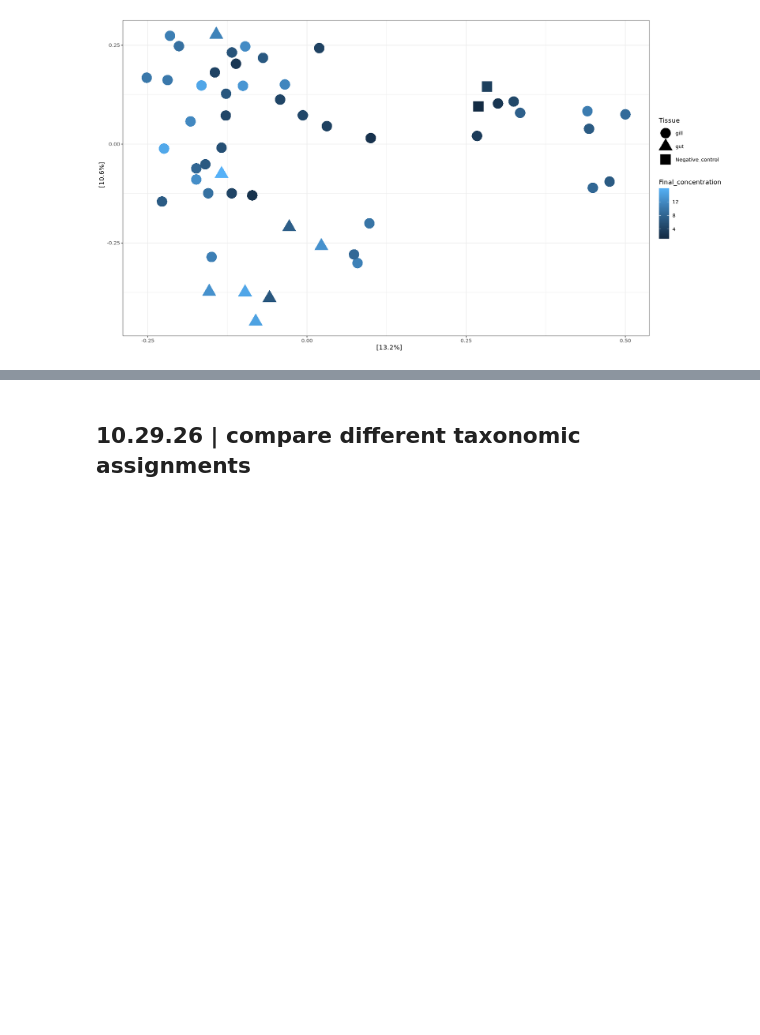
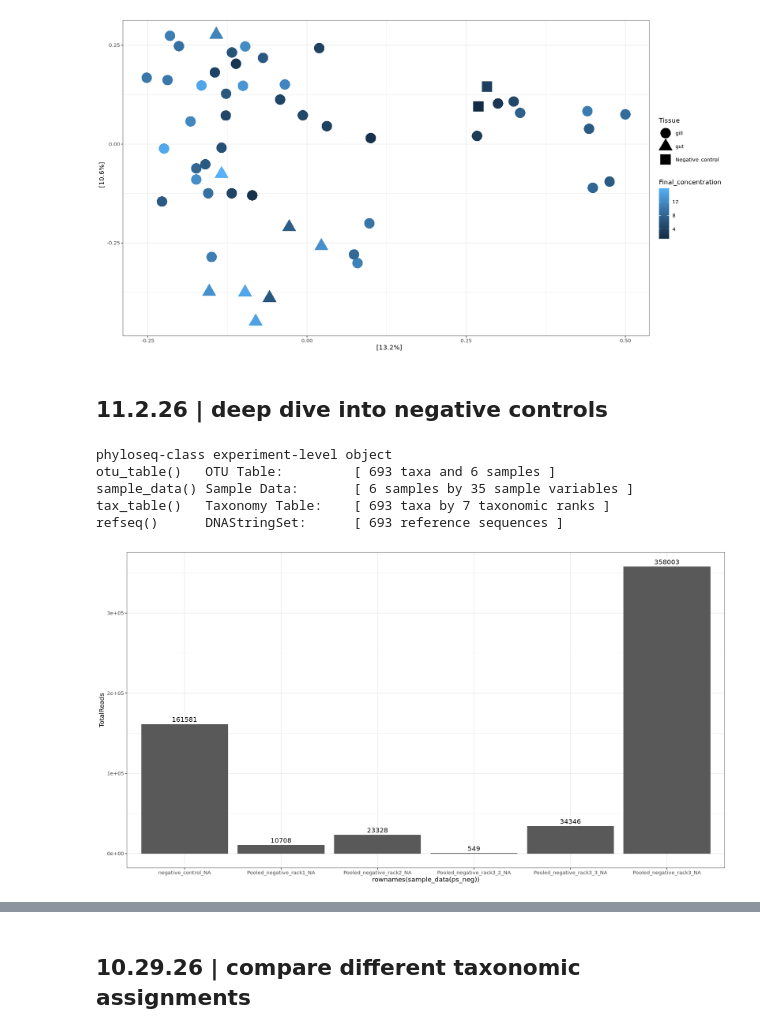
Before and after one commit to jfiorilla/ORCC_16S, a Jupyter notebook: 2_phyloseq-decipher.ipynb, the cells around one changed output, grey strips where cells are left out. Cells and saved outputs as stored; diff of their text form; code cells hidden in the pictures; blank space fills up the shorter version.

```diff
--- a/2_phyloseq.ipynb
+++ b/2_phyloseq-decipher.ipynb
@@ -463,3 +437,5 @@ plot_ordination(ps_july6, july6.ord, color = "Final_concentration", shape = "Tis
     theme_bw()
 # %% [output]
 [figure]
+# %% [markdown]
+## 11.2.26 | deep dive into negative controls
@@ -465,0 +452,25 @@ plot_ordination(ps_july6, july6.ord, color = "Final_concentration", shape = "Tis
+# %%
+# Read in raw phyloseq object
+ps <- readRDS("/scratch4/workspace/jade_fiorilla_student_uml_edu-rawseqorcc/dada2/ps-objects/ps-decipher.rds")
+# %%
+# Prune samples to only include negatives, then prune taxa with zero abundance
+ps_neg <- prune_samples(grepl("negative", sample_names(ps), ignore.case = TRUE), ps)
+ps_neg <- prune_taxa(taxa_sums(ps_neg) > 0, ps_neg)
+ps_neg
+# %% [output]
+phyloseq-class experiment-level object
+otu_table()   OTU Table:         [ 693 taxa and 6 samples ]
+sample_data() Sample Data:       [ 6 samples by 35 sample variables ]
+tax_table()   Taxonomy Table:    [ 693 taxa by 7 taxonomic ranks ]
+refseq()      DNAStringSet:      [ 693 reference sequences ]
+# %%
+# Check read counts of negatives
+readcount_neg <- data.table(as(sample_data(ps_neg), "data.frame"),
+                 TotalReads = sample_sums(ps_neg),
+                 keep.rownames = TRUE)
+ggplot(readcount_neg, aes(x = rownames(sample_data(ps_neg)), y = TotalReads)) +
+    geom_col() +
+    geom_text(aes(label = TotalReads), vjust = -0.5) +
+    theme_bw()
+# %% [output]
+[figure, new version]
```
Also changed, not shown: parts of 57 cells of this notebook, 2 other files.
